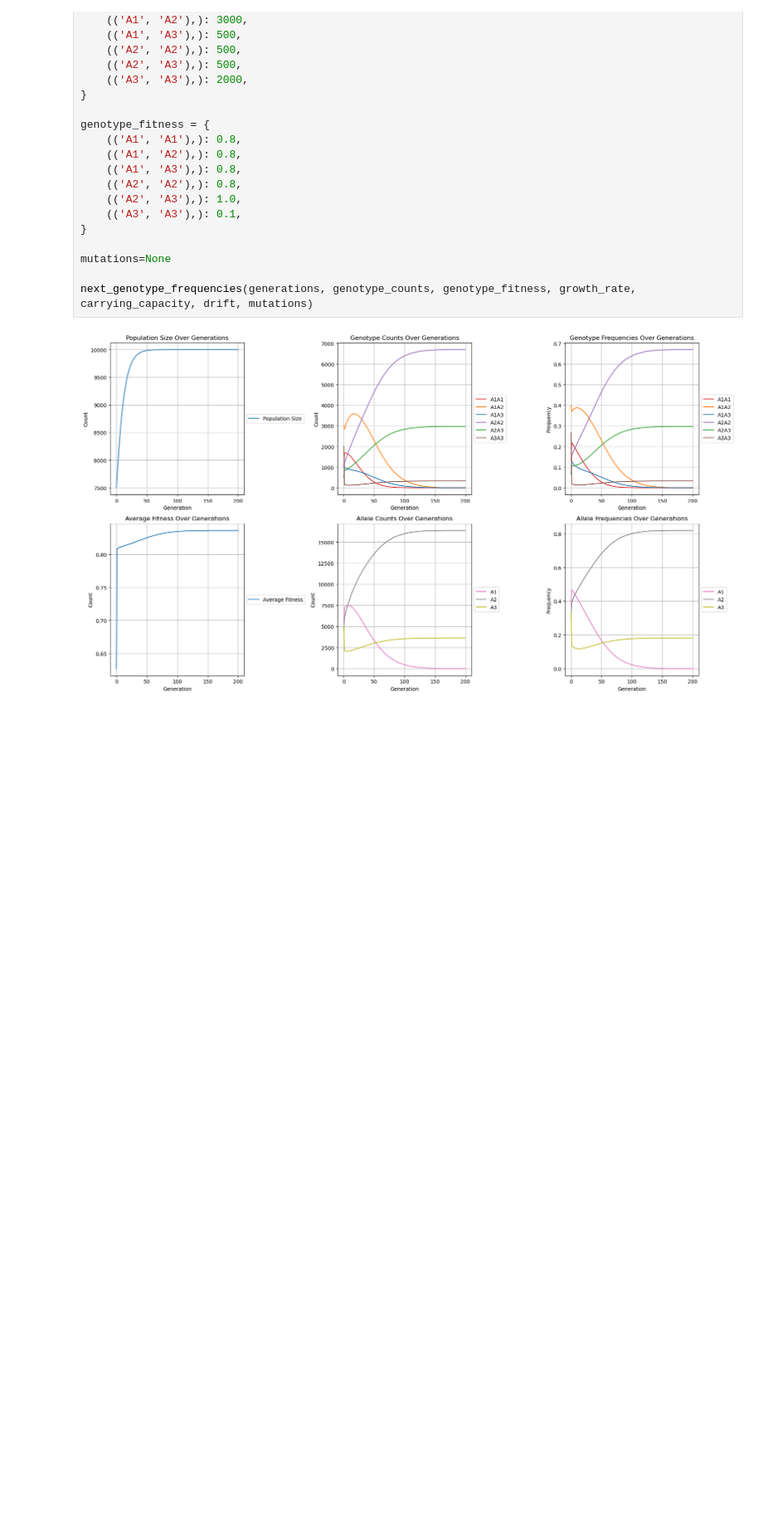
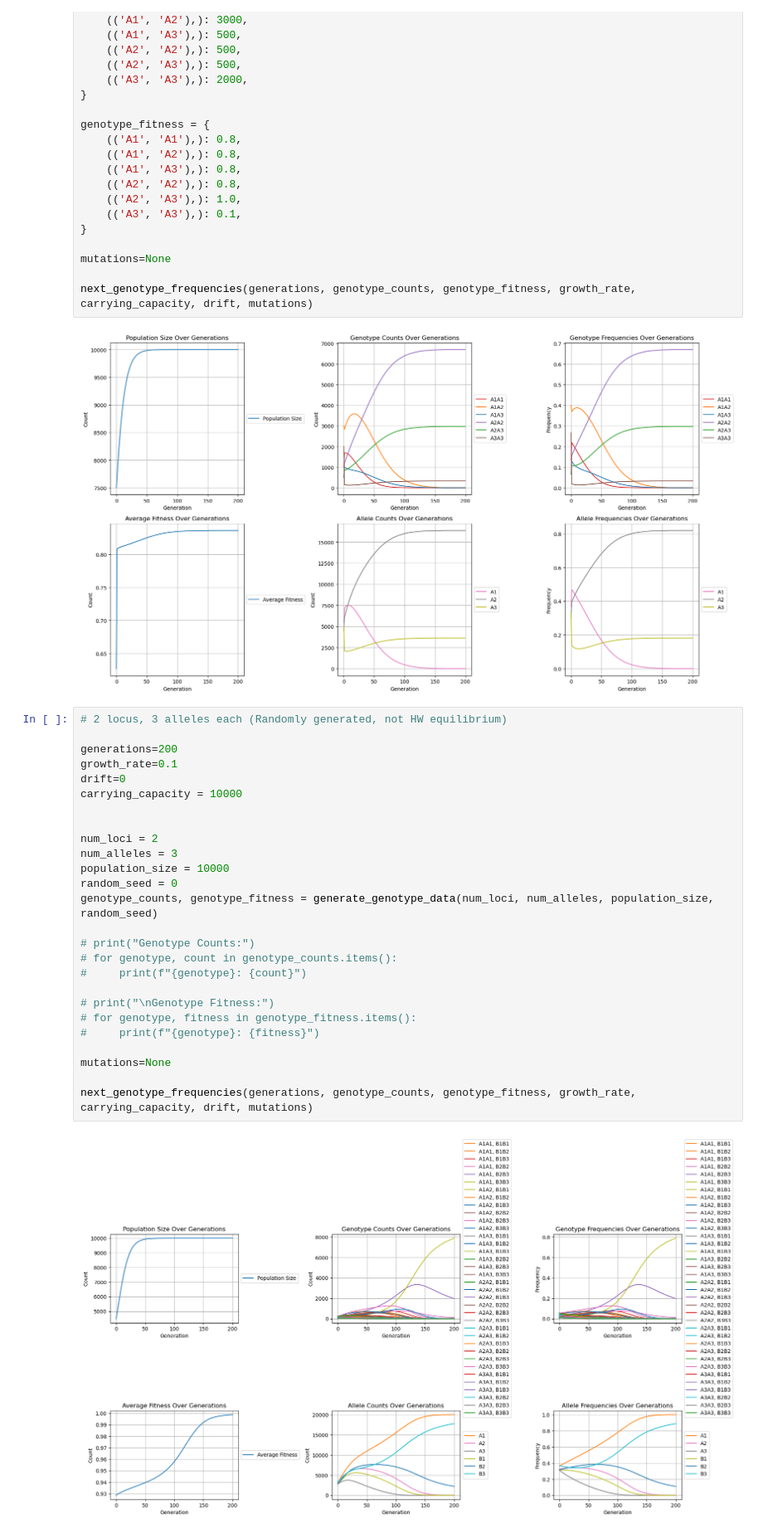
Before and after one commit to Rhys-sg/Population-Genetics, a Jupyter notebook: multiple_loci_multiple_alleles/Tests.ipynb, the cells around one changed output. Shown: that part at 83% size. Drawn from its saved outputs; the diff is of its cells as text; blank space fills up the shorter version.

Commit message:
added helper function to randomly generate genotype data

```diff
--- a/multiple_loci_multiple_alleles/Tests.ipynb
+++ b/multiple_loci_multiple_alleles/Tests.ipynb
@@ -96,3 +97,31 @@ mutations=None
 next_genotype_frequencies(generations, genotype_counts, genotype_fitness, growth_rate, carrying_capacity, drift, mutations)
 # %% [output]
 [figure]
+# %%
+# 2 locus, 3 alleles each (Randomly generated, not HW equilibrium)
+
+generations=200
+growth_rate=0.1
+drift=0
+carrying_capacity = 10000
+
+
+num_loci = 2
+num_alleles = 3
+population_size = 10000
+random_seed = 0
+genotype_counts, genotype_fitness = generate_genotype_data(num_loci, num_alleles, population_size, random_seed)
+
+# print("Genotype Counts:")
+# for genotype, count in genotype_counts.items():
+#     print(f"{genotype}: {count}")
+
+# print("\nGenotype Fitness:")
+# for genotype, fitness in genotype_fitness.items():
+#     print(f"{genotype}: {fitness}")
+
+mutations=None
+
+next_genotype_frequencies(generations, genotype_counts, genotype_fitness, growth_rate, carrying_capacity, drift, mutations)
+# %% [output]
+[figure, added]
```
Also changed, not shown: parts of 1 cell of this notebook, 1 other file.
